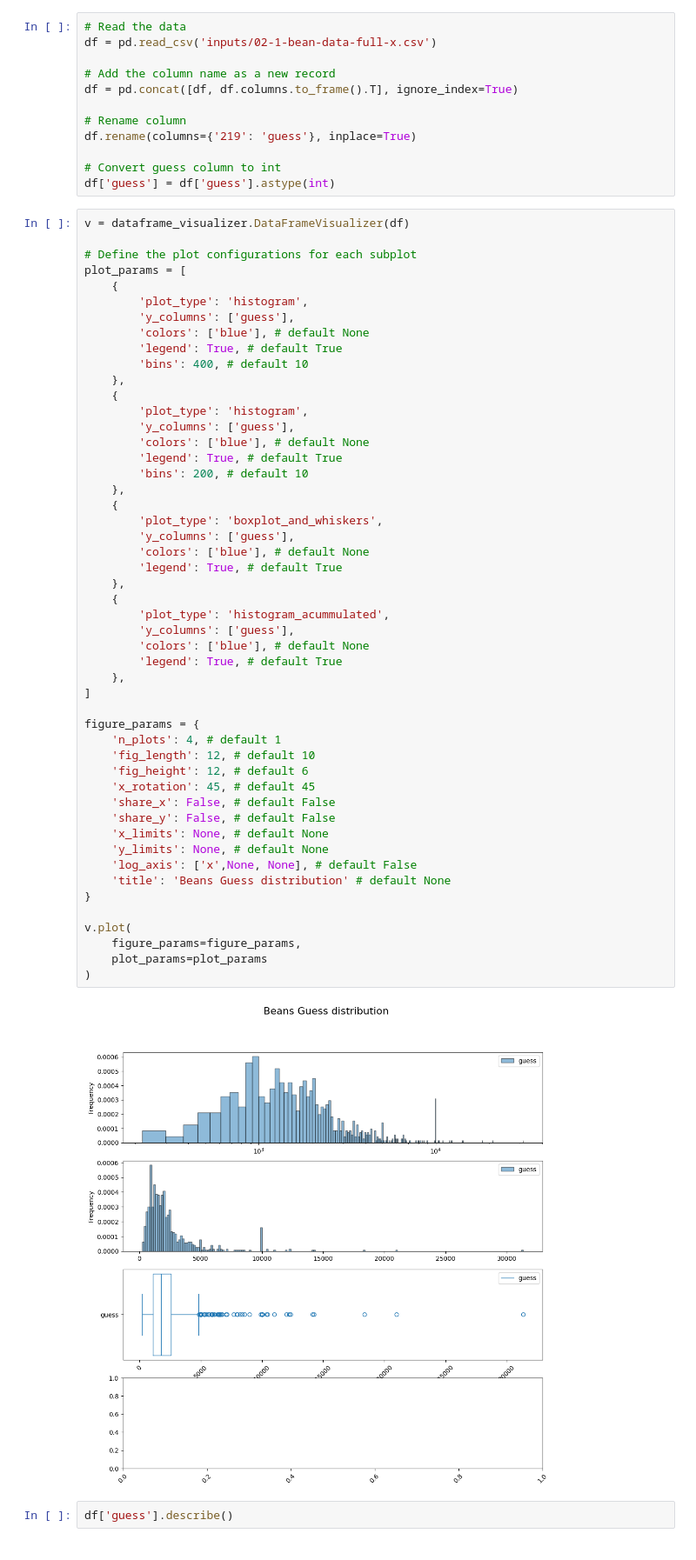
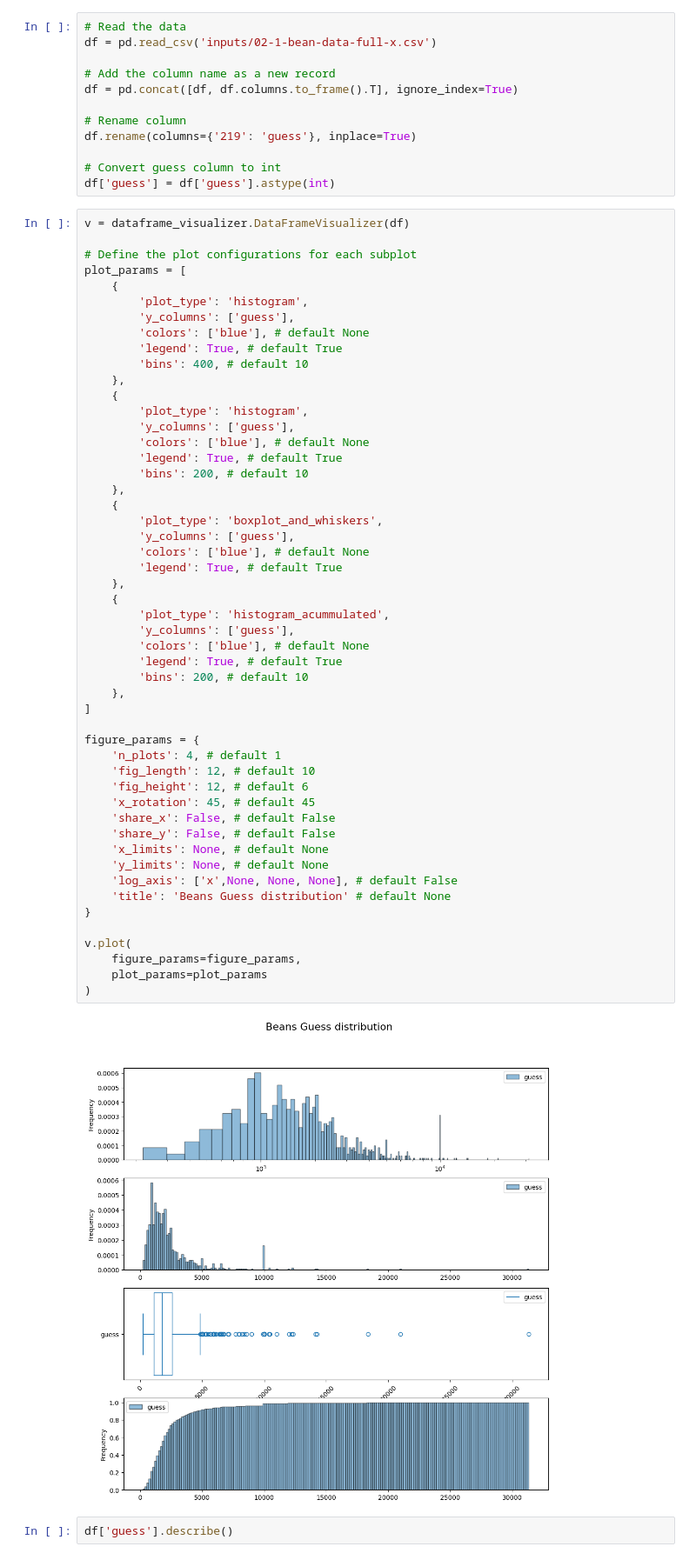
Before and after one commit to JordiCremades4444/central-node, a Jupyter notebook: notebooks/978_2024_12_23_the_art_of_statistics/chapter_2_summarizing_and_communicating_numbers_lots_of_numbers.ipynb, the cells around one changed output. Shown at 87% size. Cells and saved outputs as stored; diff of their text form.

Commit message:
Add histogram accumulated plot

```diff
--- a/notebooks/978_2024_12_23_the_art_of_statistics/chapter_2_summarizing_and_communicating_numbers_lots_of_numbers.ipynb
+++ b/notebooks/978_2024_12_23_the_art_of_statistics/chapter_2_summarizing_and_communicating_numbers_lots_of_numbers.ipynb
@@ -45,35 +45,36 @@ plot_params = [
         'plot_type': 'boxplot_and_whiskers',
         'y_columns': ['guess'],
         'colors': ['blue'], # default None
         'legend': True, # default True
     },
     {
         'plot_type': 'histogram_acummulated',
         'y_columns': ['guess'],
         'colors': ['blue'], # default None
         'legend': True, # default True
+        'bins': 200, # default 10
     },
 ]
 
 figure_params = {
     'n_plots': 4, # default 1
     'fig_length': 12, # default 10
     'fig_height': 12, # default 6
     'x_rotation': 45, # default 45
     'share_x': False, # default False
     'share_y': False, # default False
     'x_limits': None, # default None
     'y_limits': None, # default None
-    'log_axis': ['x',None, None], # default False
+    'log_axis': ['x',None, None, None], # default False
     'title': 'Beans Guess distribution' # default None
 }
 
 v.plot(
     figure_params=figure_params,
     plot_params=plot_params
 )
 # %% [output]
-[figure, old version]
+[figure, new version]
 # %%
 df['guess'].describe()
 # %% [output]
```
